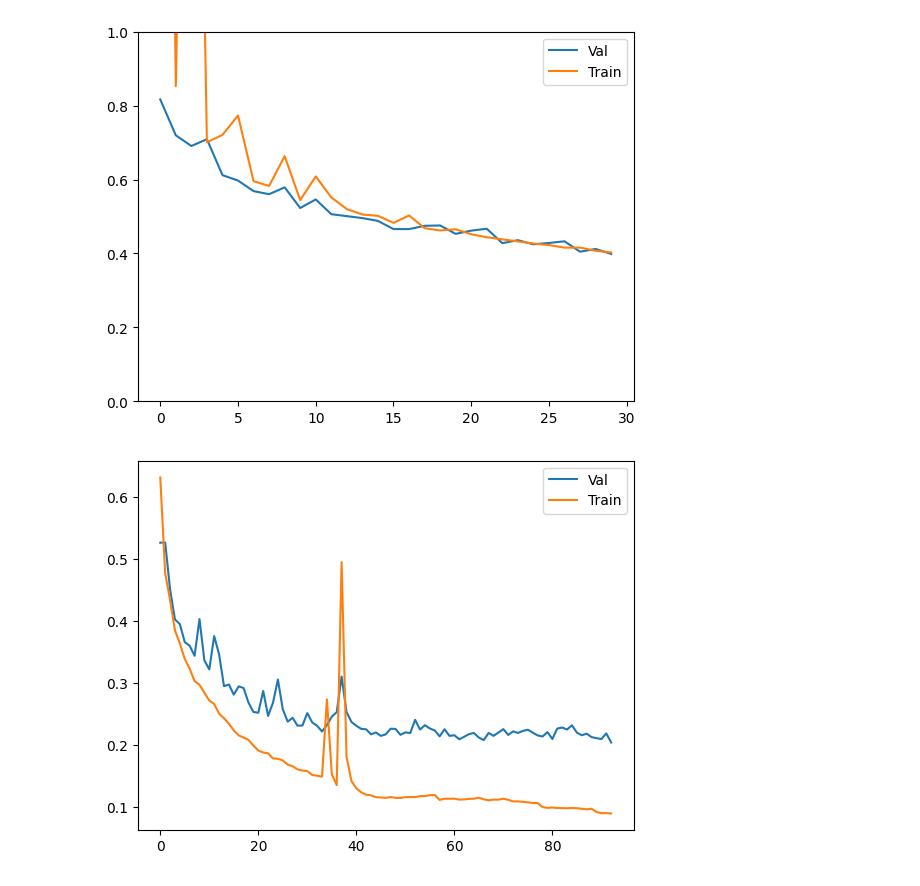
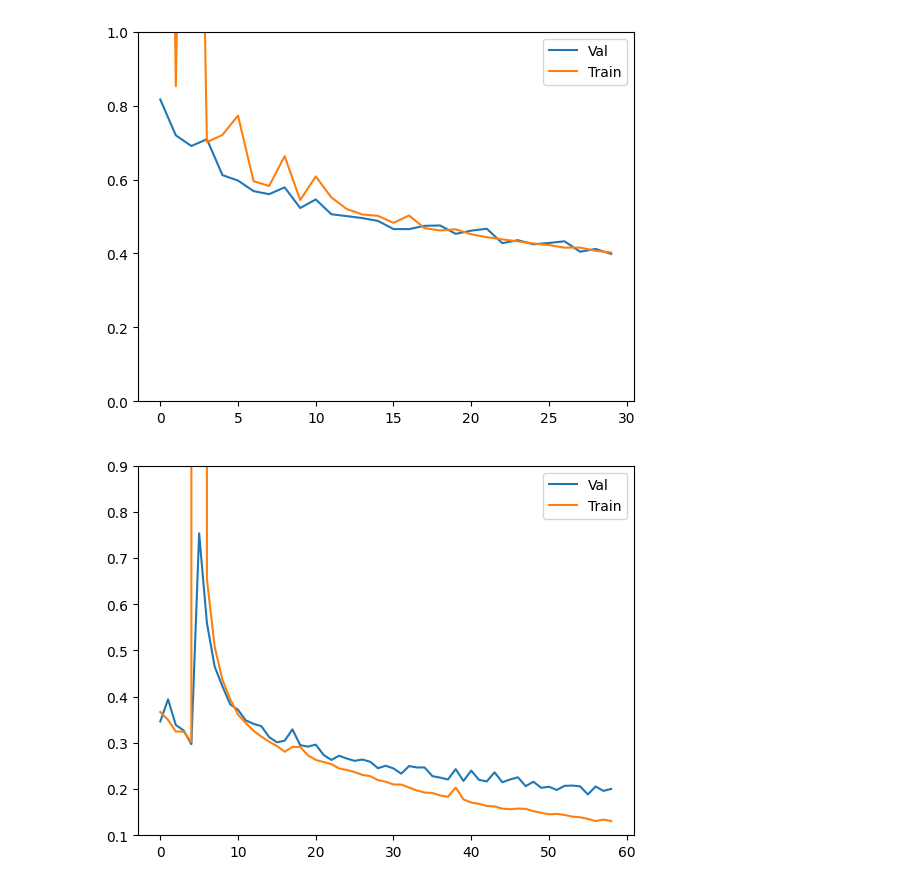
Before and after one commit to Oleg20502/OPGNN, a Jupyter notebook: painn/painn_gemnet/training_1.ipynb, the cells around one changed output. Saved outputs shown, nothing was run; the diff lists cells and outputs as text; code cells hidden in the pictures.

Commit message:
Updated models notebooks

```diff
--- a/painn/painn_gemnet/training_1.ipynb
+++ b/painn/painn_gemnet/training_1.ipynb
@@ -774,9 +783,20 @@ plt.show()
 # %% [output]
 [figure]
 # %%
-plt.plot(checkpoint['val_loss_history'], label='Val')
-plt.plot(checkpoint['train_loss_history'], label='Train')
+# history = {
+#     'epochs_history': epochs_history,
+#     'train_loss_history': train_loss_history,
+#     'val_loss_history': val_loss_history
+# }
+
+with open(f'{model_dir}_history.json', 'r') as f:
+    history = json.load(f)
+
+plt.plot(history['val_loss_history'], label='Val')
+plt.plot(history['train_loss_history'], label='Train')
 plt.legend()
+plt.ylim([1e-1, 0.9])
+# plt.yscale('log')
 plt.show()
 # %% [output]
-[figure, old version]
+[figure, new version]
```
Also changed, not shown: parts of 6 cells of this notebook, 5 other files.
